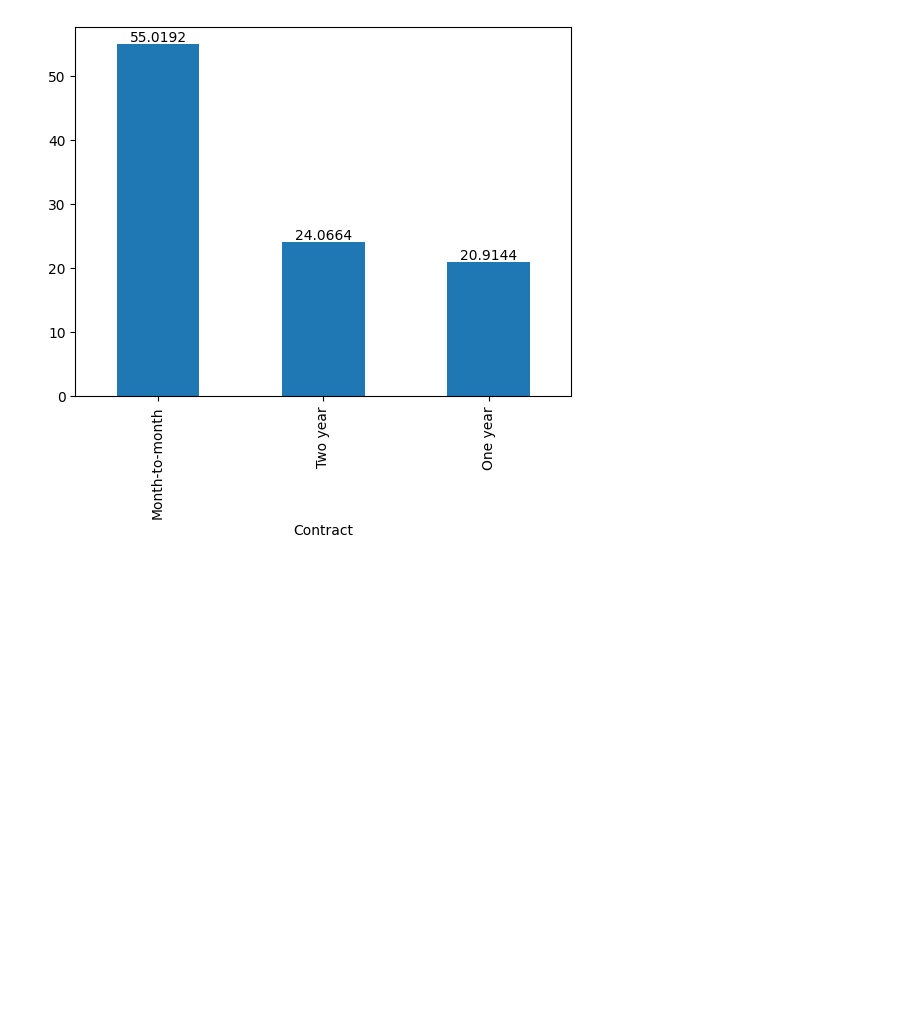
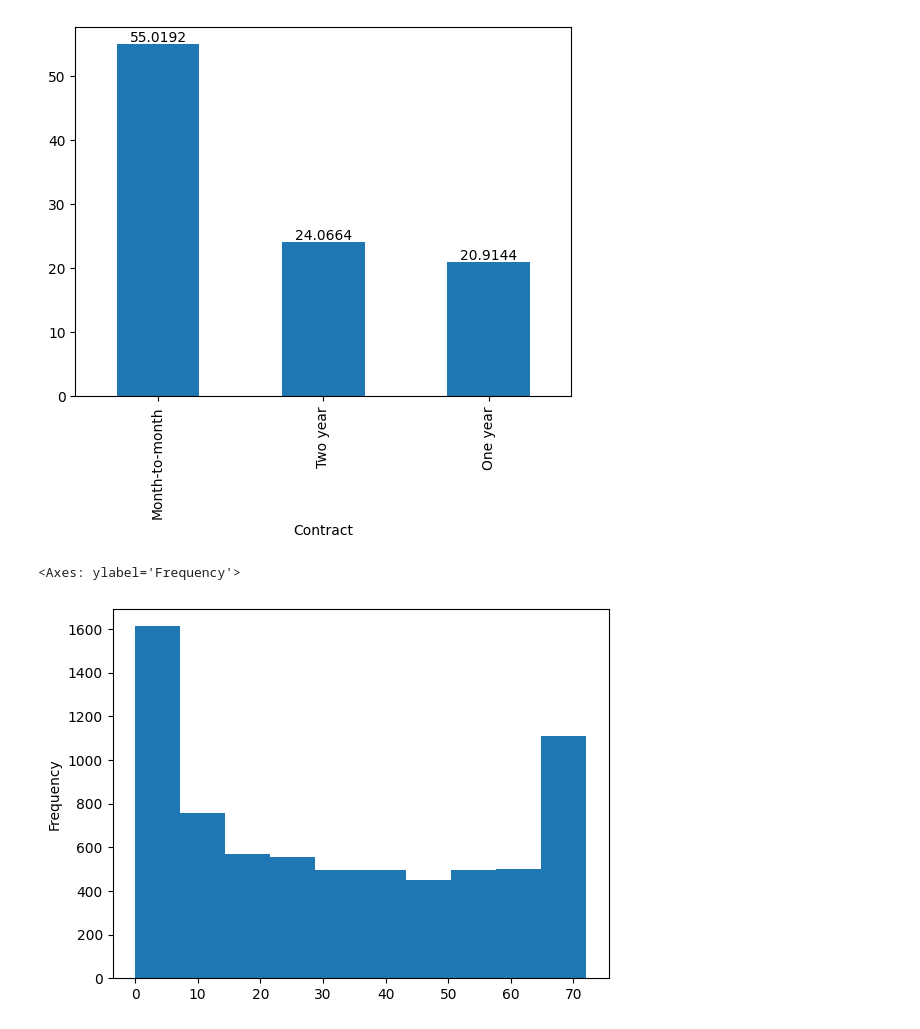
Before and after one commit to robertorj7/ia-develop-trilha-rs, a Jupyter notebook: m3_eda/eda_churn.ipynb, the cells around one changed output. Cells and saved outputs as stored; diff of their text form; code cells hidden in the pictures; blank space fills up the shorter version.

```diff
--- a/m3_eda/eda_churn.ipynb
+++ b/m3_eda/eda_churn.ipynb
@@ -665,3 +665,9 @@ ax.bar_label(ax.containers[0])
 # %% [output]
 [Text(0, 0, '55.0192'), Text(0, 0, '24.0664'), Text(0, 0, '20.9144')]
 [figure]
+# %%
+# Histograma do tempo de contrato
+df_churn.tenure.plot.hist()
+# %% [output]
+<Axes: ylabel='Frequency'>
+[figure, added]
```
Also changed, not shown: parts of 7 cells of this notebook.
